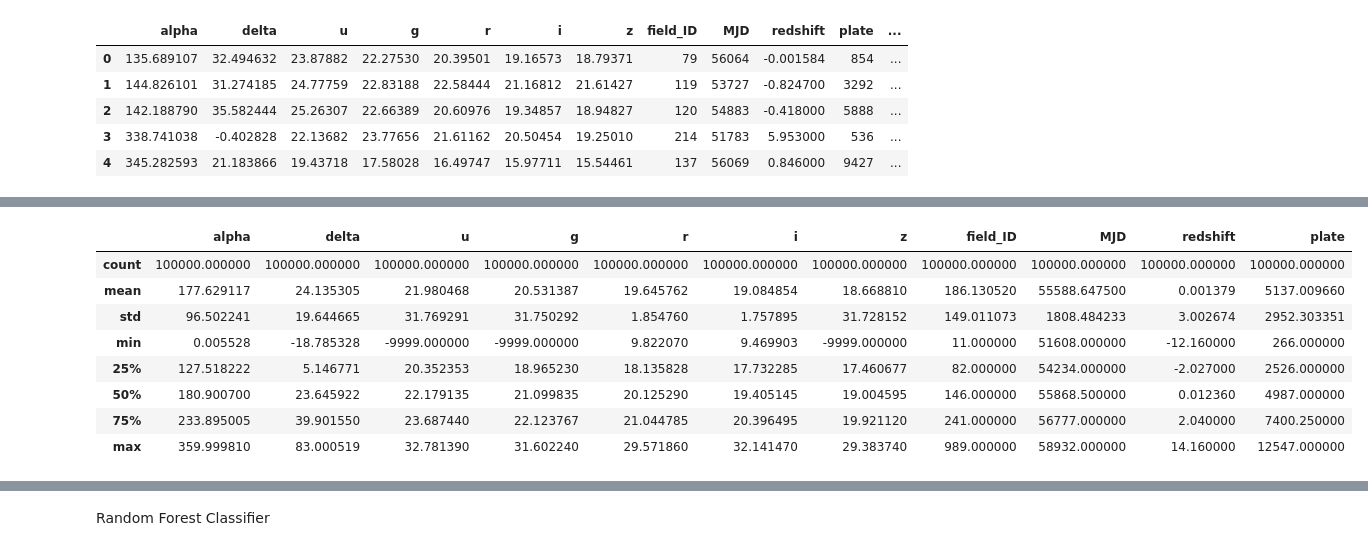
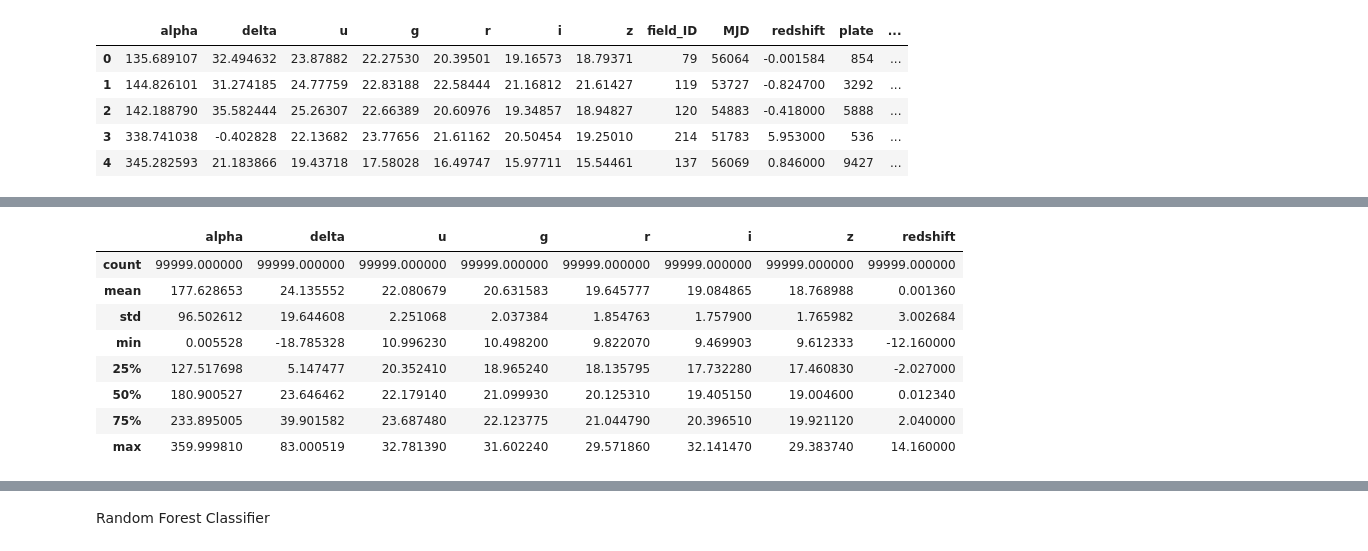
Before and after one commit to MaximosMp/IML_A2, a Jupyter notebook: IML_A2/RandomForest_original.ipynb, the cells around one changed output, grey strips where cells are left out. Drawn from its saved outputs; the diff is of its cells as text; code cells hidden in the pictures.

```diff
--- a/IML_A2/RandomForest_original.ipynb
+++ b/IML_A2/RandomForest_original.ipynb
@@ -21,3 +21,5 @@ df.head()
 | 2 | 142.188790 | 35.582444 | 25.26307 | 22.66389 | 20.60976 | 19.34857 | 18.94827 | 120 | 54883 | -0.418000 | 5888 | ... |
 | 3 | 338.741038 | -0.402828 | 22.13682 | 23.77656 | 21.61162 | 20.50454 | 19.25010 | 214 | 51783 | 5.953000 | 536 | ... |
 | 4 | 345.282593 | 21.183866 | 19.43718 | 17.58028 | 16.49747 | 15.97711 | 15.54461 | 137 | 56069 | 0.846000 | 9427 | ... |
+# %%
+df_clean = df.drop(['field_ID','MJD','plate'], axis=1) # the id columns is not needed for estimation
@@ -24,13 +70,16 @@ df.head()
+# %%
+# drop row 79543
+df_clean = df_clean.drop(79543, axis=0)
 # %%
-df.describe()
+df_clean.describe()
 # %% [output]
-|  | alpha | delta | u | g | r | i | z | field_ID | MJD | redshift | plate |
-| count | 100000.000000 | 100000.000000 | 100000.000000 | 100000.000000 | 100000.000000 | 100000.000000 | 100000.000000 | 100000.000000 | 100000.000000 | 100000.000000 | 100000.000000 |
-| mean | 177.629117 | 24.135305 | 21.980468 | 20.531387 | 19.645762 | 19.084854 | 18.668810 | 186.130520 | 55588.647500 | 0.001379 | 5137.009660 |
-| std | 96.502241 | 19.644665 | 31.769291 | 31.750292 | 1.854760 | 1.757895 | 31.728152 | 149.011073 | 1808.484233 | 3.002674 | 2952.303351 |
-| min | 0.005528 | -18.785328 | -9999.000000 | -9999.000000 | 9.822070 | 9.469903 | -9999.000000 | 11.000000 | 51608.000000 | -12.160000 | 266.000000 |
-| 25% | 127.518222 | 5.146771 | 20.352353 | 18.965230 | 18.135828 | 17.732285 | 17.460677 | 82.000000 | 54234.000000 | -2.027000 | 2526.000000 |
-| 50% | 180.900700 | 23.645922 | 22.179135 | 21.099835 | 20.125290 | 19.405145 | 19.004595 | 146.000000 | 55868.500000 | 0.012360 | 4987.000000 |
-| 75% | 233.895005 | 39.901550 | 23.687440 | 22.123767 | 21.044785 | 20.396495 | 19.921120 | 241.000000 | 56777.000000 | 2.040000 | 7400.250000 |
-| max | 359.999810 | 83.000519 | 32.781390 | 31.602240 | 29.571860 | 32.141470 | 29.383740 | 989.000000 | 58932.000000 | 14.160000 | 12547.000000 |
+|  | alpha | delta | u | g | r | i | z | redshift |
+| count | 99999.000000 | 99999.000000 | 99999.000000 | 99999.000000 | 99999.000000 | 99999.000000 | 99999.000000 | 99999.000000 |
+| mean | 177.628653 | 24.135552 | 22.080679 | 20.631583 | 19.645777 | 19.084865 | 18.768988 | 0.001360 |
+| std | 96.502612 | 19.644608 | 2.251068 | 2.037384 | 1.854763 | 1.757900 | 1.765982 | 3.002684 |
+| min | 0.005528 | -18.785328 | 10.996230 | 10.498200 | 9.822070 | 9.469903 | 9.612333 | -12.160000 |
+| 25% | 127.517698 | 5.147477 | 20.352410 | 18.965240 | 18.135795 | 17.732280 | 17.460830 | -2.027000 |
+| 50% | 180.900527 | 23.646462 | 22.179140 | 21.099930 | 20.125310 | 19.405150 | 19.004600 | 0.012340 |
+| 75% | 233.895005 | 39.901582 | 23.687480 | 22.123775 | 21.044790 | 20.396510 | 19.921120 | 2.040000 |
+| max | 359.999810 | 83.000519 | 32.781390 | 31.602240 | 29.571860 | 32.141470 | 29.383740 | 14.160000 |
 # %%
```
Also changed, not shown: parts of 16 cells of this notebook, 1 other file.
